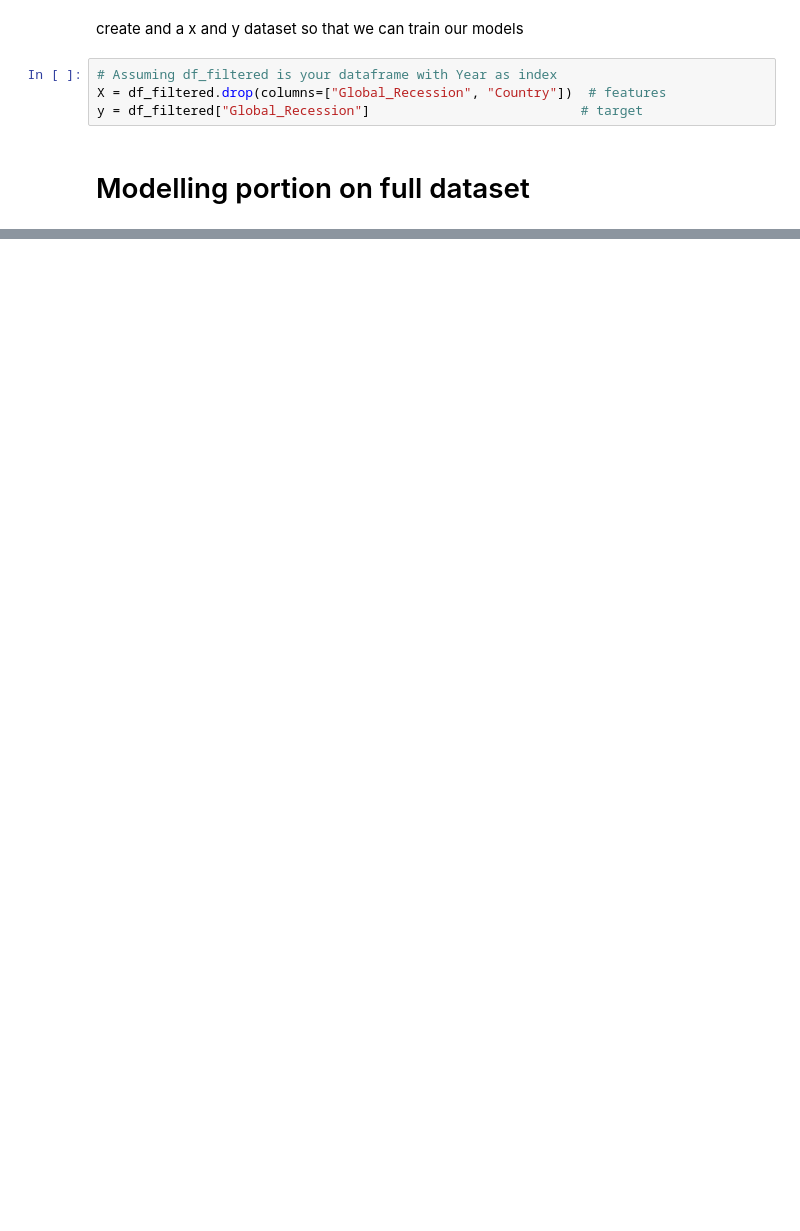
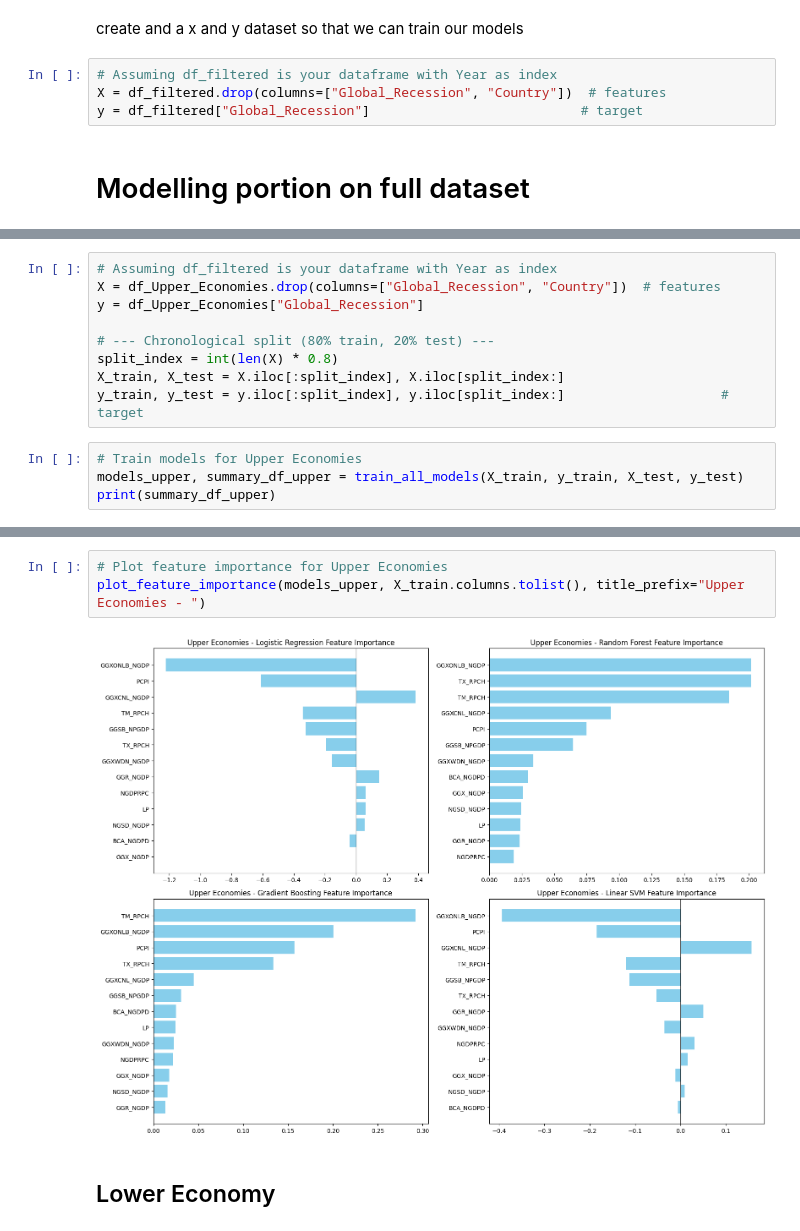
Before and after one commit to ningerdinger/Machine_Learning, a Jupyter notebook: Final_product.ipynb, the cells around one changed output, grey strips where cells are left out. Cells and saved outputs as stored; diff of their text form; blank space fills up the shorter version.

```diff
--- a/Final_product.ipynb
+++ b/Final_product.ipynb
@@ -337,0 +697,13 @@ print(predictions)      # first few rows
+# %%
+# Assuming df_filtered is your dataframe with Year as index
+X = df_Upper_Economies.drop(columns=["Global_Recession", "Country"])  # features
+y = df_Upper_Economies["Global_Recession"]
+
+# --- Chronological split (80% train, 20% test) ---
+split_index = int(len(X) * 0.8)
+X_train, X_test = X.iloc[:split_index], X.iloc[split_index:]
+y_train, y_test = y.iloc[:split_index], y.iloc[split_index:]                    # target
+# %%
+# Train models for Upper Economies
+models_upper, summary_df_upper = train_all_models(X_train, y_train, X_test, y_test)
+print(summary_df_upper)
@@ -337,0 +728,7 @@ print(predictions)      # first few rows
+# %%
+# Plot feature importance for Upper Economies
+plot_feature_importance(models_upper, X_train.columns.tolist(), title_prefix="Upper Economies - ")
+# %% [output]
+[figure, added]
+# %% [markdown]
+## Lower Economy
```
Also changed, not shown: parts of 33 cells of this notebook.
